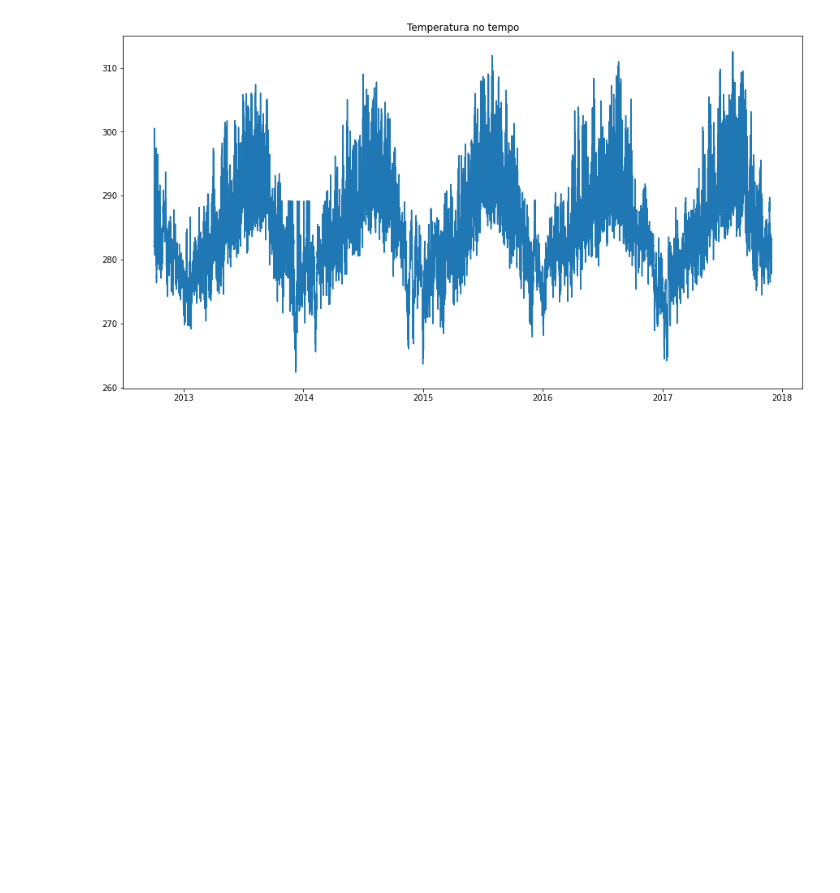
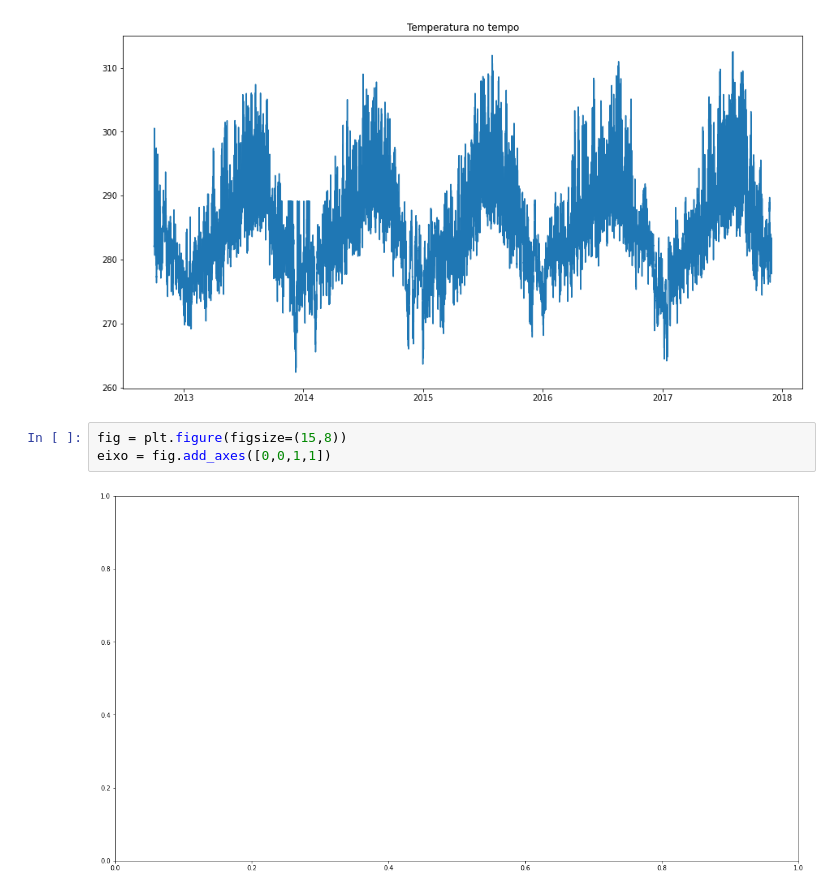
Before and after one commit to MM-coder-bit/Data_Visualization_MatPlotLib, a Jupyter notebook: 1 - Customização matplotlib.ipynb, the cells around one changed output. Cells and saved outputs as stored; diff of their text form; blank space fills up the shorter version.

```diff
--- a/1 - Customização matplotlib.ipynb
+++ b/1 - Customização matplotlib.ipynb
@@ -51,3 +53,8 @@ plt.title('Temperatura no tempo')
 # %% [output]
 Text(0.5, 1.0, 'Temperatura no tempo')
 [figure]
+# %%
+fig = plt.figure(figsize=(15,8))
+eixo = fig.add_axes([0,0,1,1])
+# %% [output]
+[figure, added]
```
Also changed, not shown: parts of 4 cells of this notebook.
